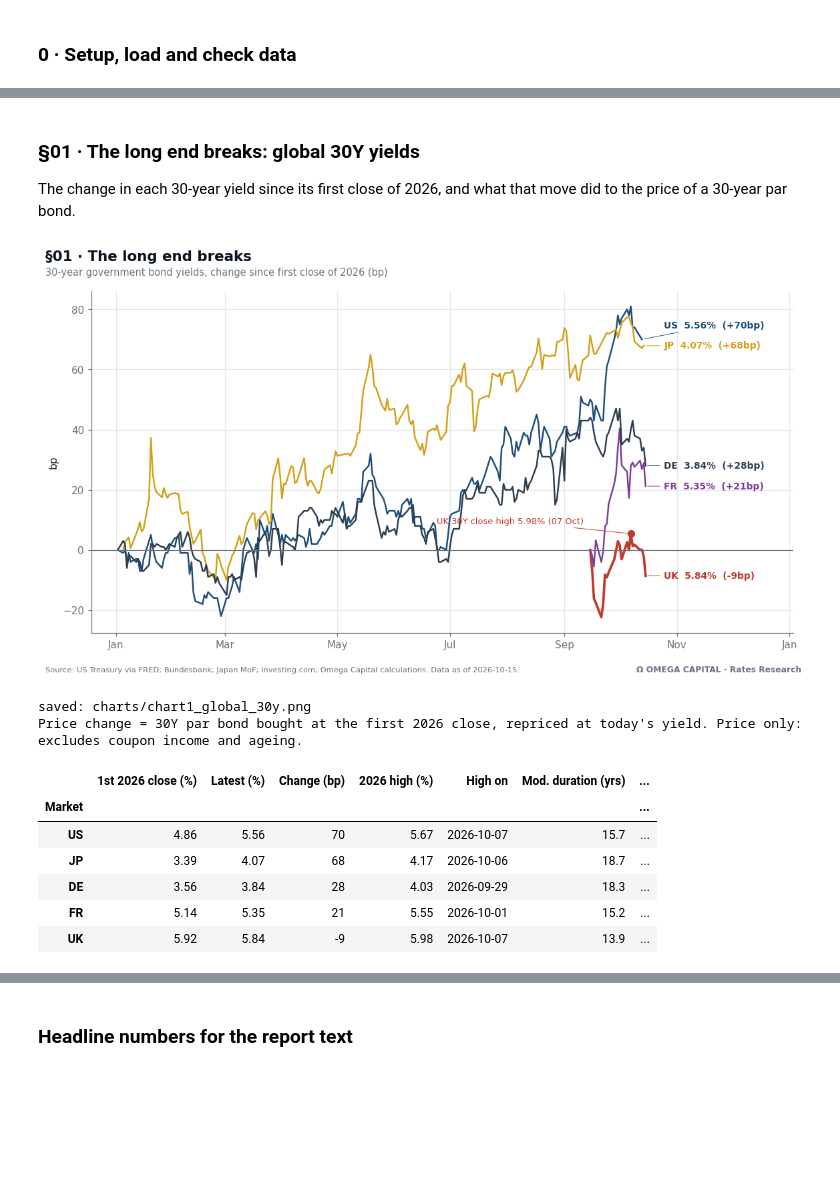
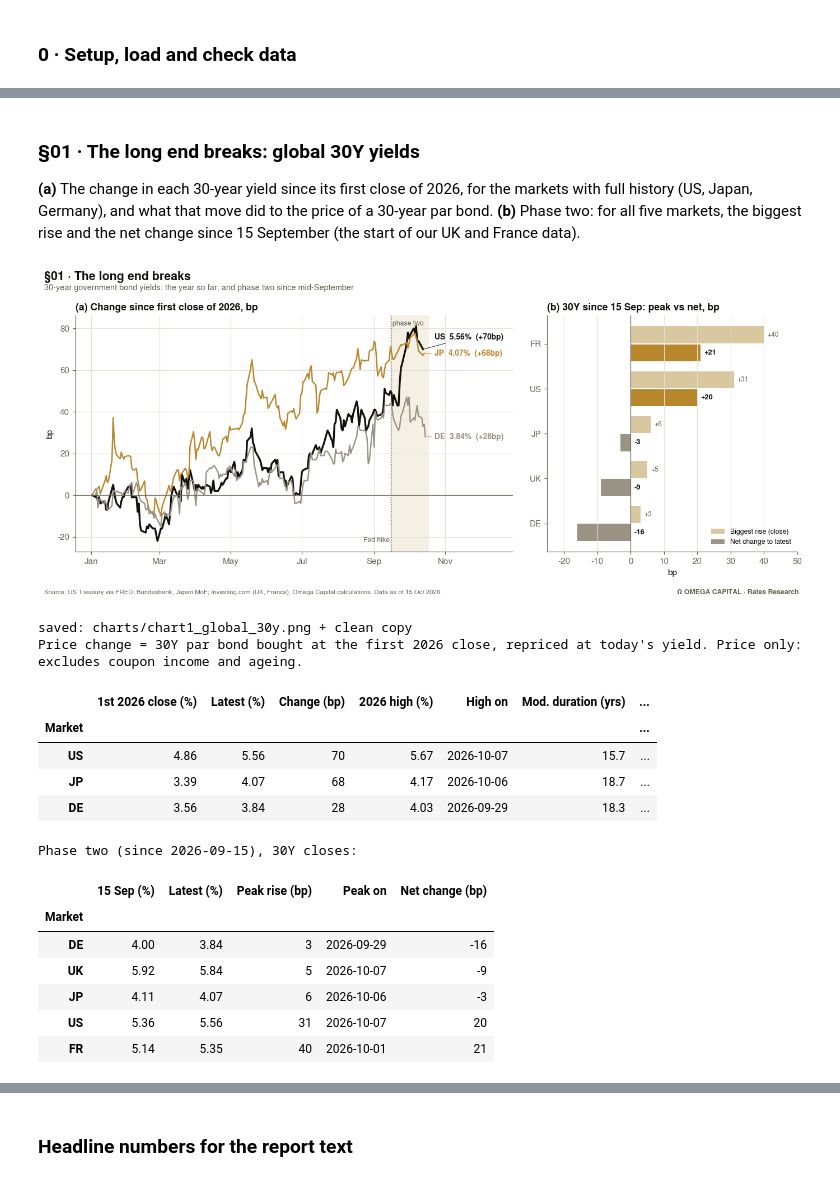
Before and after one commit to leowu06/bond-analysis, a Jupyter notebook: omega_bond_report.ipynb, the cells around one changed output, grey strips where cells are left out. Cells and saved outputs as stored; diff of their text form; code cells hidden in the pictures; blank space fills up the shorter version.

```diff
--- a/omega_bond_report.ipynb
+++ b/omega_bond_report.ipynb
@@ -91,4 +91,9 @@ if short:
           "Re-download from 01/01/2016:", short)
 AS_OF = px.index.max().date()
 print("Data as of:", AS_OF)
+
+# phase two starts on the first common date of the Investing.com series (mid-September);
+# short series are only used from P2 onwards, never for year-to-date numbers
+P2 = "2026-09-15"
+FULL = [c for c in px.columns if c not in short]
 # %% [output]
@@ -150,10 +183,12 @@ def month_axis(ax, fmt="%b"):
 BASE = "2026-01-01"
 # %% [markdown]
 ### §01 · The long end breaks: global 30Y yields
-The change in each 30-year yield since its first close of 2026, and what that move did to the price of a 30-year par bond.
+**(a)** The change in each 30-year yield since its first close of 2026, for the markets with full history (US, Japan, Germany), and what that move did to the price of a 30-year par bond.
+**(b)** Phase two: for all five markets, the biggest rise and the net change since 15 September (the start of our UK and France data).
 # %%
-LONG = {"UK": "UK_30Y", "US": "US_30Y", "FR": "FR_30Y", "JP": "JP_30Y", "DE": "DE_30Y"}
+LONG = {"US": "US_30Y", "JP": "JP_30Y", "DE": "DE_30Y", "FR": "FR_30Y", "UK": "UK_30Y"}
 LONG = {k: v for k, v in LONG.items() if v in px}
+YTD_OK = {k: v for k, v in LONG.items() if v in FULL}          # year-to-date only where history is complete
 
 def bond_price(coupon, y, n=30, f=2):
     """Price per 100 of an n-year bullet bond, coupon and yield as decimals, f payments per year."""
@@ -161,57 +196,80 @@ def bond_price(coupon, y, n=30, f=2):
     return np.sum(coupon / f * 100 / (1 + y / f) ** t) + 100 / (1 + y / f) ** (n * f)
 
 def mod_duration(y, n=30, f=2, h=1e-4):
     return -(bond_price(y, y + h, n, f) - bond_price(y, y - h, n, f)) / (2 * h * 100)
 
-fig, ax = plt.subplots(figsize=(10.5, 5.8))
+fig, (ax, axb) = plt.subplots(1, 2, figsize=(12.5, 5.3), gridspec_kw={"width_ratios": [1.75, 1]})
+phase_two(ax)
+ax.axvline(pd.Timestamp("2026-09-16"), color=COL["muted"], lw=0.8, ls=":")
+ax.text(pd.Timestamp("2026-09-16"), 0.04, "Fed hike ", transform=ax.get_xaxis_transform(),
+        fontsize=8, color=COL["muted"], ha="right")
 rows, ends = [], []
-for cc, col in LONG.items():
+for cc, col in YTD_OK.items():
     s = px[col].loc[BASE:].dropna()
     chg = (s - s.iloc[0]) * 100
-    ax.plot(chg.index, chg, color=COL[cc], lw=2.4 if cc == "UK" else 1.6)
+    ax.plot(chg.index, chg, color=COL[cc], lw=2.2 if cc == "US" else 1.6)
     ends.append([cc, chg.index[-1], chg.iloc[-1], s.iloc[-1]])
     p_now = bond_price(s.iloc[0] / 100, s.iloc[-1] / 100)
     rows.append({"Market": cc, "1st 2026 close (%)": round(s.iloc[0], 2),
                  "Latest (%)": round(s.iloc[-1], 2), "Change (bp)": round(chg.iloc[-1]),
                  "2026 high (%)": round(s.max(), 2), "High on": s.idxmax().date(),
                  "Mod. duration (yrs)": round(mod_duration(s.iloc[0] / 100), 1),
                  "30Y par bond price chg (%)": round(p_now - 100, 1)})
-
 ax.axhline(0, color=COL["muted"], lw=0.8)
-lo, hi = ax.get_ylim(); gap = 0.06 * (hi - lo)
+lo, hi = ax.get_ylim(); gap = 0.07 * (hi - lo)
 ends.sort(key=lambda e: e[2]); pos = [e[2] for e in ends]
 for i in range(1, len(pos)):
     pos[i] = max(pos[i], pos[i - 1] + gap)
 for (cc, x, yv, lvl), yl in zip(ends, pos):
-    ax.annotate(f"{cc}  {lvl:.2f}%  ({yv:+.0f}bp)", xy=(x, yv), xytext=(px.index.max() + pd.Timedelta(days=10), yl),
+    ax.annotate(f"{cc}  {lvl:.2f}%  ({yv:+.0f}bp)", xy=(x, yv), xytext=(px.index.max() + pd.Timedelta(days=8), yl),
                 color=COL[cc], fontsize=9, weight="bold", va="center",
                 arrowprops=dict(arrowstyle="-", color=COL[cc], lw=0.6))
-ax.set_xlim(right=px.index.max() + pd.Timedelta(days=80))
+ax.set_xlim(right=px.index.max() + pd.Timedelta(days=75))
+ax.set_ylabel("bp"); month_axis(ax)
+ax.set_title("(a) Change since first close of 2026, bp")
 
-if "UK" in LONG:
-    uk = px["UK_30Y"].loc[BASE:].dropna()
-    d_hi, y_hi = uk.idxmax(), (uk.max() - uk.iloc[0]) * 100
-    ax.scatter([d_hi], [y_hi], s=40, color=COL["UK"], zorder=5)
-    ax.annotate(f"UK 30Y close high {uk.max():.2f}% ({d_hi:%d %b})",
-                xy=(d_hi, y_hi), xytext=(-190, 10), textcoords="offset points", fontsize=8.5,
-                color=COL["UK"], arrowprops=dict(arrowstyle="-", color=COL["UK"], lw=0.6))
+sb = []
+for cc, col in LONG.items():
+    s = px[col].loc[P2:].dropna()
+    sb.append({"Market": cc, "15 Sep (%)": round(s.iloc[0], 2), "Latest (%)": round(s.iloc[-1], 2),
+               "Peak rise (bp)": round((s.max() - s.iloc[0]) * 100), "Peak on": s.idxmax().date(),
+               "Net change (bp)": round((s.iloc[-1] - s.iloc[0]) * 100)})
+phase2 = pd.DataFrame(sb).set_index("Market").sort_values("Net change (bp)")
+yy = np.arange(len(phase2))
+axb.barh(yy + 0.2, phase2["Peak rise (bp)"], height=0.38, color=COL["light"], label="Biggest rise (close)")
+axb.barh(yy - 0.2, phase2["Net change (bp)"], height=0.38,
+         color=[COL["accent"] if v > 0 else COL["DE"] for v in phase2["Net change (bp)"]], label="Net change to latest")
+for y_, (pk, nt) in enumerate(zip(phase2["Peak rise (bp)"], phase2["Net change (bp)"])):
+    axb.text(pk + 1, y_ + 0.2, f"{pk:+d}", va="center", fontsize=8, color=COL["muted"])
+    axb.text(max(nt, 0) + 1, y_ - 0.2, f"{nt:+d}", va="center", fontsize=8.5, weight="bold", color=COL["ink"])
+axb.set_yticks(yy, phase2.index); axb.axvline(0, color=COL["muted"], lw=0.8)
+axb.set_xlim(min(-25, phase2["Net change (bp)"].min() - 5), phase2["Peak rise (bp)"].max() + 10)
+axb.grid(axis="y", visible=False); axb.set_xlabel("bp")
+axb.legend(fontsize=8, loc="lower right")
+axb.set_title(f"(b) 30Y since {pd.Timestamp(P2):%d %b}: peak vs net, bp")
 
-ax.set_ylabel("bp"); month_axis(ax)
-header(fig, "§01 · The long end breaks", "30-year government bond yields, change since first close of 2026 (bp)")
-finish(fig, "chart1_global_30y", "US Treasury via FRED; Bundesbank; Japan MoF; Investing.com")
+header(fig, "§01 · The long end breaks", "30-year government bond yields: the year so far, and phase two since mid-September")
+finish(fig, "chart1_global_30y", "US Treasury via FRED; Bundesbank; Japan MoF; Investing.com (UK, France)")
 
 table1 = pd.DataFrame(rows).set_index("Market").sort_values("Change (bp)", ascending=False)
 print("Price change = 30Y par bond bought at the first 2026 close, repriced at today's yield. "
       "Price only: excludes coupon income and ageing.")
 display(table1)
+print(f"Phase two (since {P2}), 30Y closes:"); display(phase2)
 # %% [output]
-[figure, old version]
+[figure, new version]
-saved: charts/chart1_global_30y.png
+saved: charts/chart1_global_30y.png + clean copy
 Price change = 30Y par bond bought at the first 2026 close, repriced at today's yield. Price only: excludes coupon income and ageing.
 |  | 1st 2026 close (%) | Latest (%) | Change (bp) | 2026 high (%) | High on | Mod. duration (yrs) | ... |
 | Market |  |  |  |  |  |  | ... |
 | US | 4.86 | 5.56 | 70 | 5.67 | 2026-10-07 | 15.7 | ... |
 | JP | 3.39 | 4.07 | 68 | 4.17 | 2026-10-06 | 18.7 | ... |
 | DE | 3.56 | 3.84 | 28 | 4.03 | 2026-09-29 | 18.3 | ... |
-| FR | 5.14 | 5.35 | 21 | 5.55 | 2026-10-01 | 15.2 | ... |
-| UK | 5.92 | 5.84 | -9 | 5.98 | 2026-10-07 | 13.9 | ... |
+Phase two (since 2026-09-15), 30Y closes:
+|  | 15 Sep (%) | Latest (%) | Peak rise (bp) | Peak on | Net change (bp) |
+| Market |  |  |  |  |  |
+| DE | 4.00 | 3.84 | 3 | 2026-09-29 | -16 |
+| UK | 5.92 | 5.84 | 5 | 2026-10-07 | -9 |
+| JP | 4.11 | 4.07 | 6 | 2026-10-06 | -3 |
+| US | 5.36 | 5.56 | 31 | 2026-10-07 | 20 |
+| FR | 5.14 | 5.35 | 40 | 2026-10-01 | 21 |
```
Also changed, not shown: parts of 15 cells of this notebook, 14 other files.
